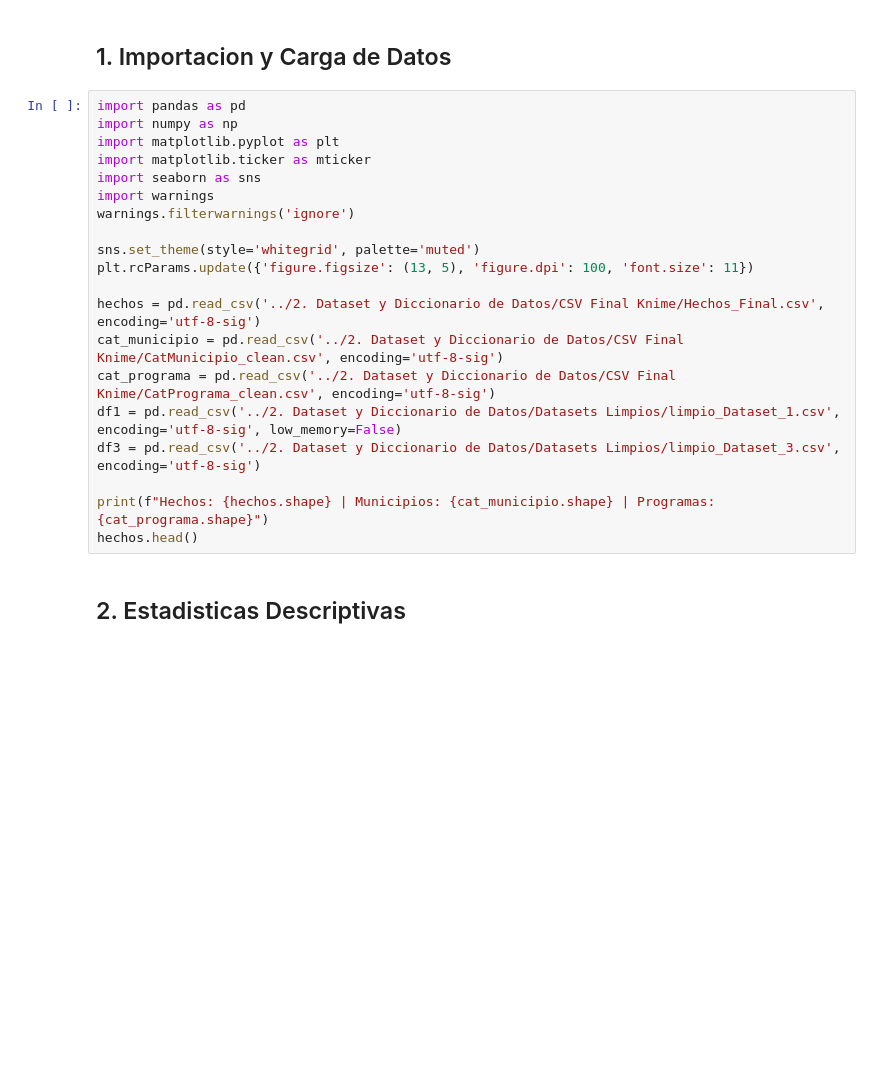
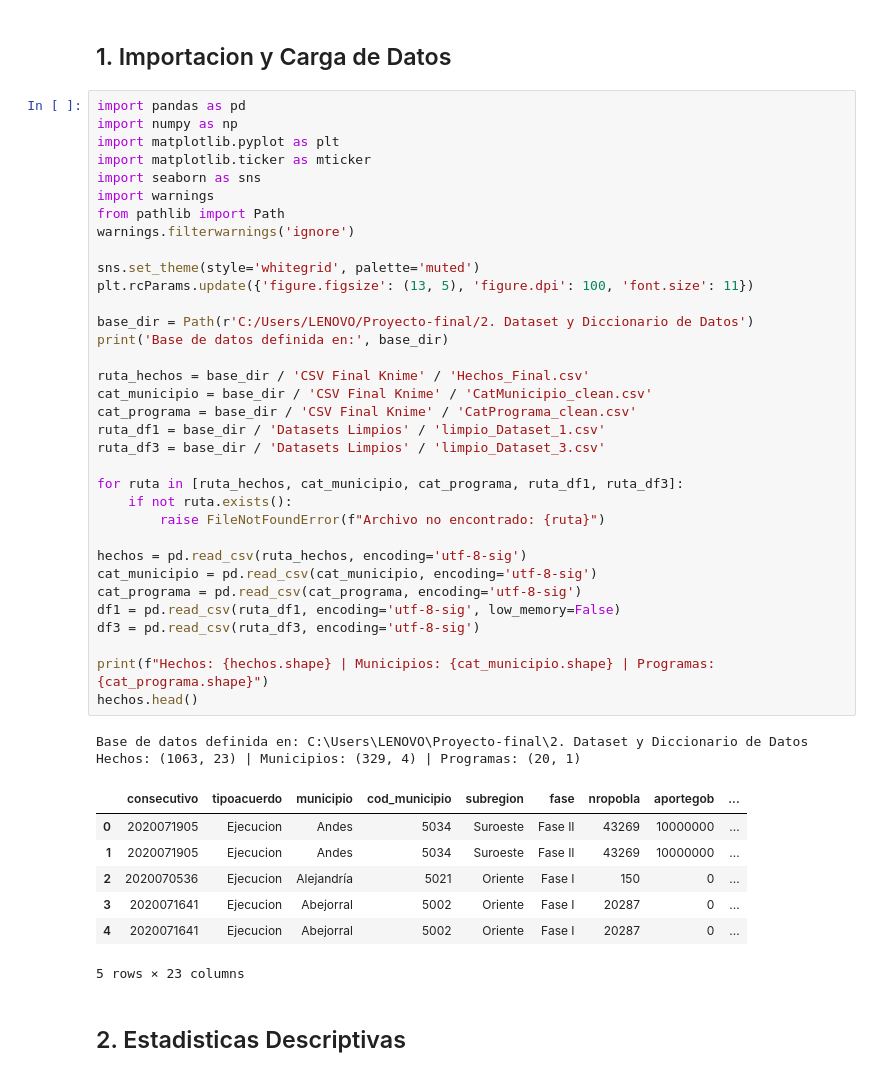
Before and after one commit to Ludwyng06/Proyecto-final, a Jupyter notebook: 7. Cuadernos Python/02_EDA_Analisis_Exploratorio.ipynb, the cells around one changed output. Drawn from its saved outputs; the diff is of its cells as text; blank space fills up the shorter version.

```diff
--- a/7. Cuadernos Python/02_EDA_Analisis_Exploratorio.ipynb
+++ b/7. Cuadernos Python/02_EDA_Analisis_Exploratorio.ipynb
@@ -9,23 +9,47 @@ Este cuaderno explora los datos del modelo estrella para entender distribuciones
 # %%
 import pandas as pd
 import numpy as np
 import matplotlib.pyplot as plt
 import matplotlib.ticker as mticker
 import seaborn as sns
 import warnings
+from pathlib import Path
 warnings.filterwarnings('ignore')
 
 sns.set_theme(style='whitegrid', palette='muted')
 plt.rcParams.update({'figure.figsize': (13, 5), 'figure.dpi': 100, 'font.size': 11})
 
-hechos = pd.read_csv('../2. Dataset y Diccionario de Datos/CSV Final Knime/Hechos_Final.csv', encoding='utf-8-sig')
-cat_municipio = pd.read_csv('../2. Dataset y Diccionario de Datos/CSV Final Knime/CatMunicipio_clean.csv', encoding='utf-8-sig')
-cat_programa = pd.read_csv('../2. Dataset y Diccionario de Datos/CSV Final Knime/CatPrograma_clean.csv', encoding='utf-8-sig')
-df1 = pd.read_csv('../2. Dataset y Diccionario de Datos/Datasets Limpios/limpio_Dataset_1.csv', encoding='utf-8-sig', low_memory=False)
-df3 = pd.read_csv('../2. Dataset y Diccionario de Datos/Datasets Limpios/limpio_Dataset_3.csv', encoding='utf-8-sig')
+base_dir = Path(r'C:/Users/LENOVO/Proyecto-final/2. Dataset y Diccionario de Datos')
+print('Base de datos definida en:', base_dir)
+
+ruta_hechos = base_dir / 'CSV Final Knime' / 'Hechos_Final.csv'
+cat_municipio = base_dir / 'CSV Final Knime' / 'CatMunicipio_clean.csv'
+cat_programa = base_dir / 'CSV Final Knime' / 'CatPrograma_clean.csv'
+ruta_df1 = base_dir / 'Datasets Limpios' / 'limpio_Dataset_1.csv'
+ruta_df3 = base_dir / 'Datasets Limpios' / 'limpio_Dataset_3.csv'
+
+for ruta in [ruta_hechos, cat_municipio, cat_programa, ruta_df1, ruta_df3]:
+    if not ruta.exists():
+        raise FileNotFoundError(f"Archivo no encontrado: {ruta}")
+
+hechos = pd.read_csv(ruta_hechos, encoding='utf-8-sig')
+cat_municipio = pd.read_csv(cat_municipio, encoding='utf-8-sig')
+cat_programa = pd.read_csv(cat_programa, encoding='utf-8-sig')
+df1 = pd.read_csv(ruta_df1, encoding='utf-8-sig', low_memory=False)
+df3 = pd.read_csv(ruta_df3, encoding='utf-8-sig')
 
 print(f"Hechos: {hechos.shape} | Municipios: {cat_municipio.shape} | Programas: {cat_programa.shape}")
 hechos.head()
+# %% [output]
+Base de datos definida en: C:\Users\LENOVO\Proyecto-final\2. Dataset y Diccionario de Datos
+Hechos: (1063, 23) | Municipios: (329, 4) | Programas: (20, 1)
+|  | consecutivo | tipoacuerdo | municipio | cod_municipio | subregion | fase | nropobla | aportegob | ... |
+| 0 | 2020071905 | Ejecucion | Andes | 5034 | Suroeste | Fase II | 43269 | 10000000 | ... |
+| 1 | 2020071905 | Ejecucion | Andes | 5034 | Suroeste | Fase II | 43269 | 10000000 | ... |
+| 2 | 2020070536 | Ejecucion | Alejandría | 5021 | Oriente | Fase I | 150 | 0 | ... |
+| 3 | 2020071641 | Ejecucion | Abejorral | 5002 | Oriente | Fase I | 20287 | 0 | ... |
+| 4 | 2020071641 | Ejecucion | Abejorral | 5002 | Oriente | Fase I | 20287 | 0 | ... |
+5 rows × 23 columns
 # %% [markdown]
 ## 2. Estadisticas Descriptivas
 # %%
```
Also changed, not shown: parts of 11 cells of this notebook, 2 other files.
